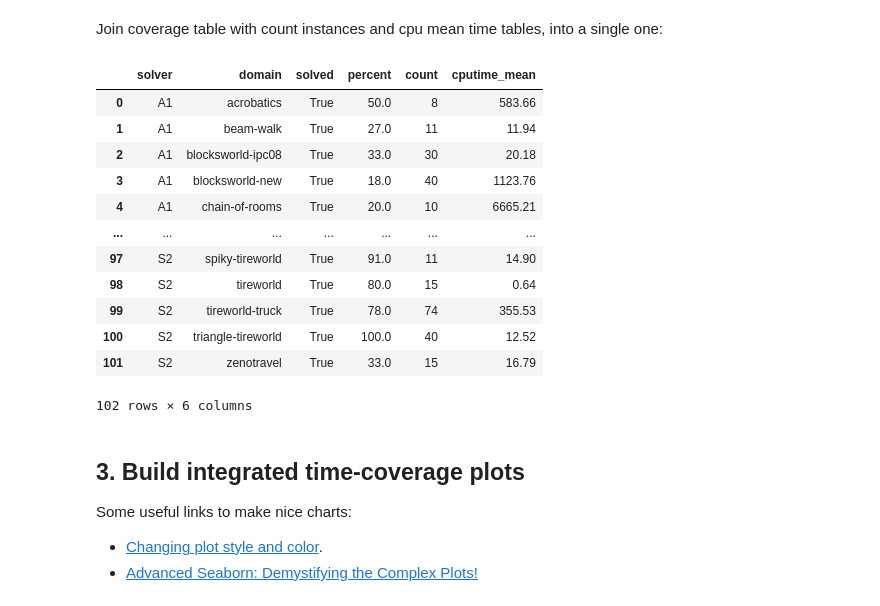
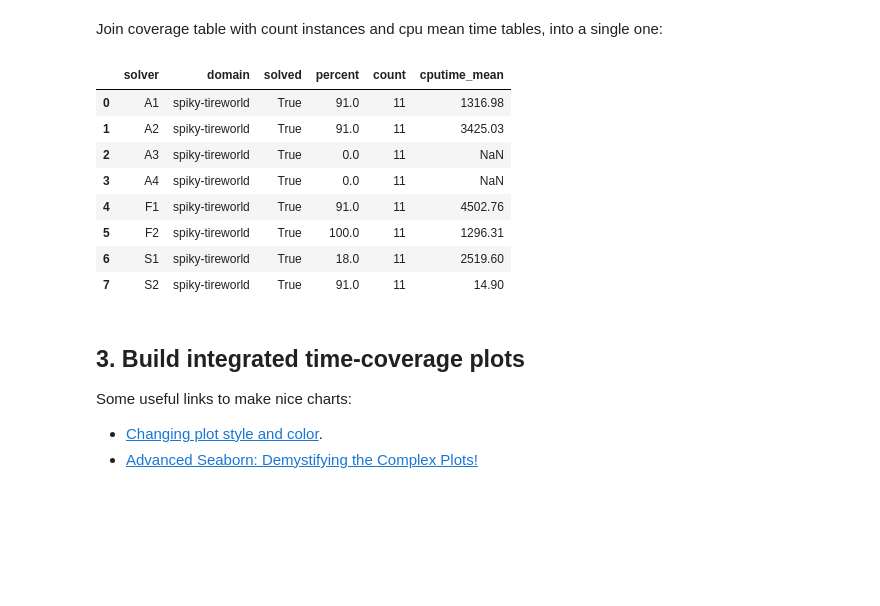
Before and after one commit to ssardina-research/coverage-plots, a Jupyter notebook: coverage_plots.ipynb, the cells around one changed output. Cells and saved outputs as stored; diff of their text form; code cells hidden in the pictures; blank space fills up the shorter version.

```diff
--- a/coverage_plots.ipynb
+++ b/coverage_plots.ipynb
@@ -61,12 +59,13 @@ Project over selected domains and solvers.
 SOLVERS_SEL = SOLVERS   # select all solvers
 DOMAINS_SEL = DOMAINS   # select all domains
 
-print("Solvers selected:", SOLVERS)
-print("Domains selected:", DOMAINS)
+DOMAINS_SEL = ["spiky-tireworld"]
 
-df_sel = df.loc[(df.solver.isin(SOLVERS)) & (df.domain.isin(DOMAINS))]
 
-df_sel = df
+print("Solvers selected:", SOLVERS_SEL)
+print("Domains selected:", DOMAINS_SEL)
+
+df_sel = df.loc[(df.solver.isin(SOLVERS_SEL)) & (df.domain.isin(DOMAINS_SEL))]
 
 df_sel.head()
 # %% [output]
@@ -179,24 +209,20 @@ cputime_mean_df
 # %% [markdown]
 Join coverage table with count instances and cpu mean time tables, into a single one:
 # %%
-coverage_df = coverage_df.merge(count_df)
-coverage_df = coverage_df.merge(cputime_mean_df)
+coverage_df = coverage_df.merge(count_df, how="left")
+coverage_df = coverage_df.merge(cputime_mean_df, how="left")
 
 coverage_df
 # %% [output]
 |  | solver | domain | solved | percent | count | cputime_mean |
-| 0 | A1 | acrobatics | True | 50.0 | 8 | 583.66 |
-| 1 | A1 | beam-walk | True | 27.0 | 11 | 11.94 |
-| 2 | A1 | blocksworld-ipc08 | True | 33.0 | 30 | 20.18 |
-| 3 | A1 | blocksworld-new | True | 18.0 | 40 | 1123.76 |
-| 4 | A1 | chain-of-rooms | True | 20.0 | 10 | 6665.21 |
-| ... | ... | ... | ... | ... | ... | ... |
-| 97 | S2 | spiky-tireworld | True | 91.0 | 11 | 14.90 |
-| 98 | S2 | tireworld | True | 80.0 | 15 | 0.64 |
-| 99 | S2 | tireworld-truck | True | 78.0 | 74 | 355.53 |
-| 100 | S2 | triangle-tireworld | True | 100.0 | 40 | 12.52 |
-| 101 | S2 | zenotravel | True | 33.0 | 15 | 16.79 |
+| 0 | A1 | spiky-tireworld | True | 91.0 | 11 | 1316.98 |
+| 1 | A2 | spiky-tireworld | True | 91.0 | 11 | 3425.03 |
+| 2 | A3 | spiky-tireworld | True | 0.0 | 11 | NaN |
+| 3 | A4 | spiky-tireworld | True | 0.0 | 11 | NaN |
+| 4 | F1 | spiky-tireworld | True | 91.0 | 11 | 4502.76 |
+| 5 | F2 | spiky-tireworld | True | 100.0 | 11 | 1296.31 |
+| 6 | S1 | spiky-tireworld | True | 18.0 | 11 | 2519.60 |
+| 7 | S2 | spiky-tireworld | True | 91.0 | 11 | 14.90 |
-102 rows × 6 columns
 # %% [markdown]
 ## 3. Build integrated time-coverage plots
 
```
Also changed, not shown: parts of 10 cells of this notebook.
